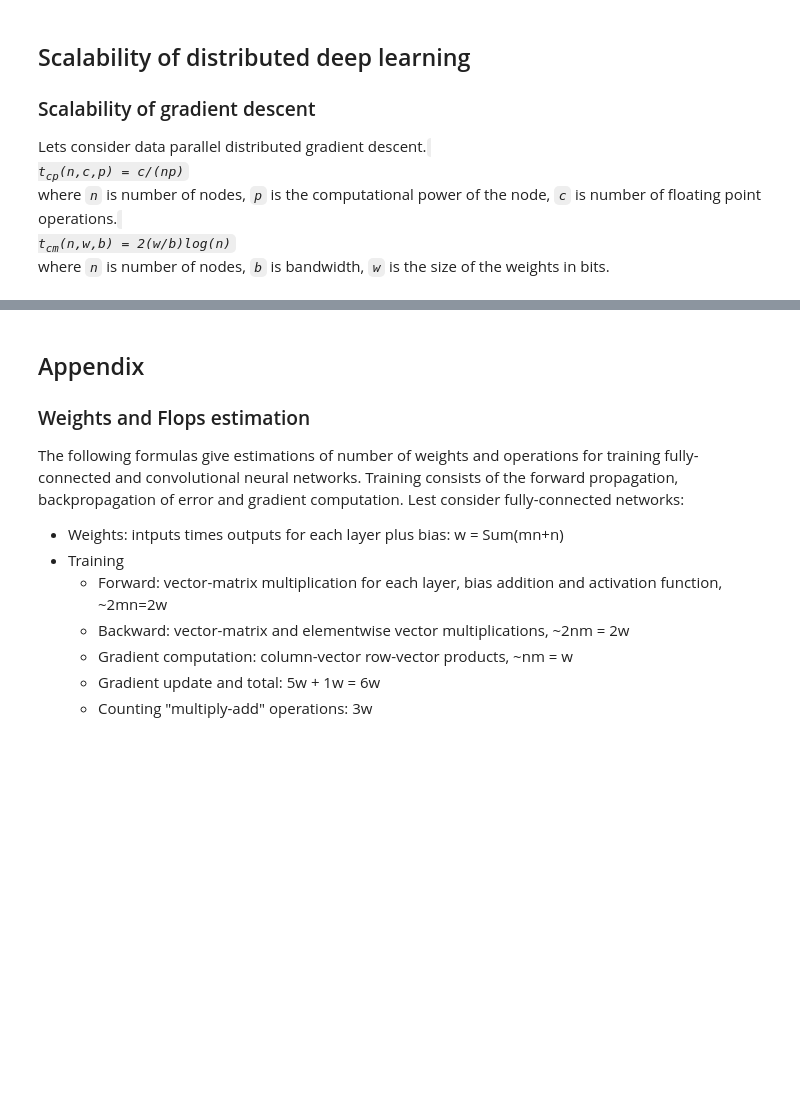
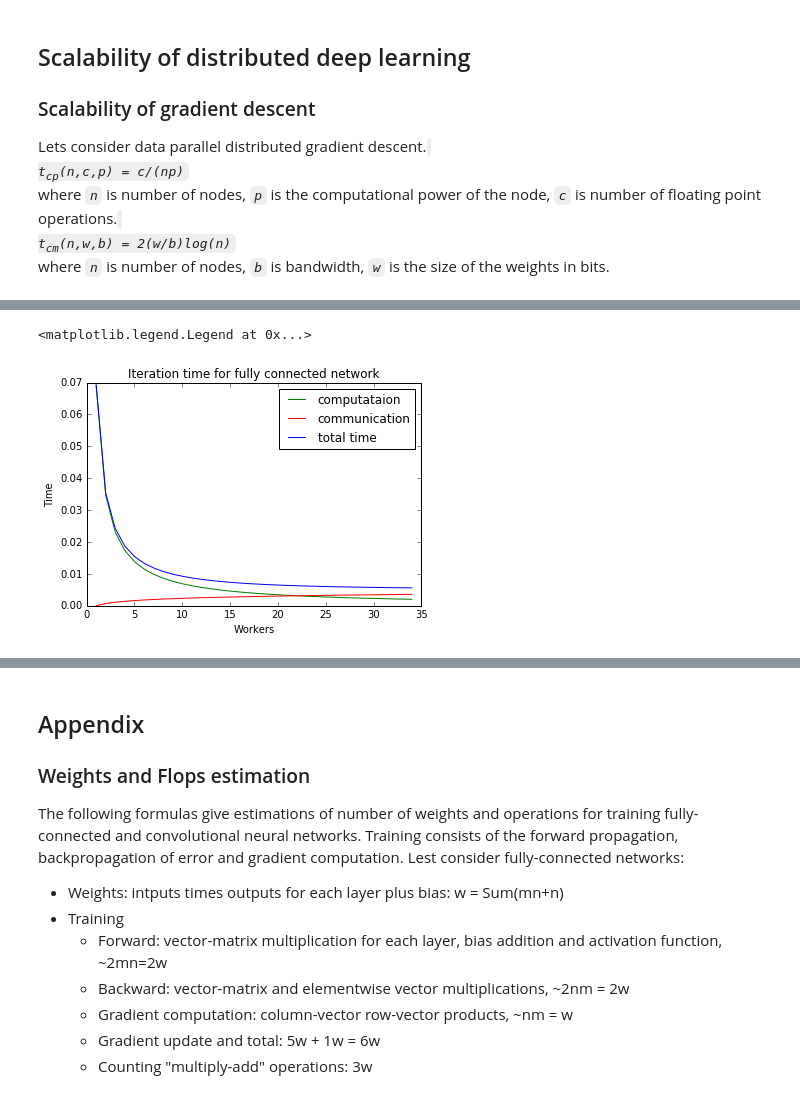
Before and after one commit to avulanov/scalability, a Jupyter notebook: scalability.ipynb, the cells around one changed output, grey strips where cells are left out. Drawn from its saved outputs; the diff is of its cells as text; code cells hidden in the pictures; blank space fills up the shorter version.

```diff
--- a/scalability.ipynb
+++ b/scalability.ipynb
@@ -25,16 +25,16 @@ In some cases it can be all-reduce or tree-aggregation:
 </code>
 # %%
 import math
-def tcp(n, c):
+def t_cp(n, c):
     return c / n
-def tcm(n, d):
+def t_cm(n, d):
     return d * math.log (n, 2)
-def tcmlin(n, d):
+def t_cmlin(n, d):
     return d * n
-def t(n, c, d):
-    return tcp(n, c) + tcm(n, d)
-def tlin(n, c, d):
-    return tcp(n, c) + tcmlin(n, d)
+def t_total(n, c, d):
+    return t_cp(n, c) + t_cm(n, d)
+def t_lin(n, c, d):
+    return t_cp(n, c) + t_cmlin(n, d)
 # %% [markdown]
 Lets plot graphs to see how the total time behave depending on the number of nodes:
 # %%
@@ -109,0 +118,26 @@ Lest consider the published models.
+# %%
+#MSFT
+weights = 45.1E6
+batch = 1024
+flops = weights * 3 * batch
+# PCI express v3 16GB/s (peak can be 100%)
+b = 8 * 16E9
+# nVidia 4 TFlops (peak is 50%)
+p = 0.5 * 4E12
+n = np.arange(1, 35)
+#vtcp = np.vectorize(tcp)
+#vtcm = np.vectorize(tcm)
+#vt = np.vectorize(t)
+tcpData = np.vectorize(tcp)(n, flops, p)
+tcmData = np.vectorize(tcm)(n, weights, b)
+tData = np.vectorize(t)(n, weights, flops, b, p)
+leg1, = plt.plot(n,tcpData, color="green", label='computataion')
+leg2, = plt.plot(n,tcmData, color="red", label='communication')
+leg3, = plt.plot(n, tData, color="blue", label='total time')
+plt.ylabel("Time")
+plt.xlabel("Workers")
+plt.title("Iteration time for fully connected network")
+plt.legend(handles=[leg1, leg2, leg3])
+# %% [output]
+<matplotlib.legend.Legend at 0x...>
+[figure, added]
```
Also changed, not shown: parts of 12 cells of this notebook.
